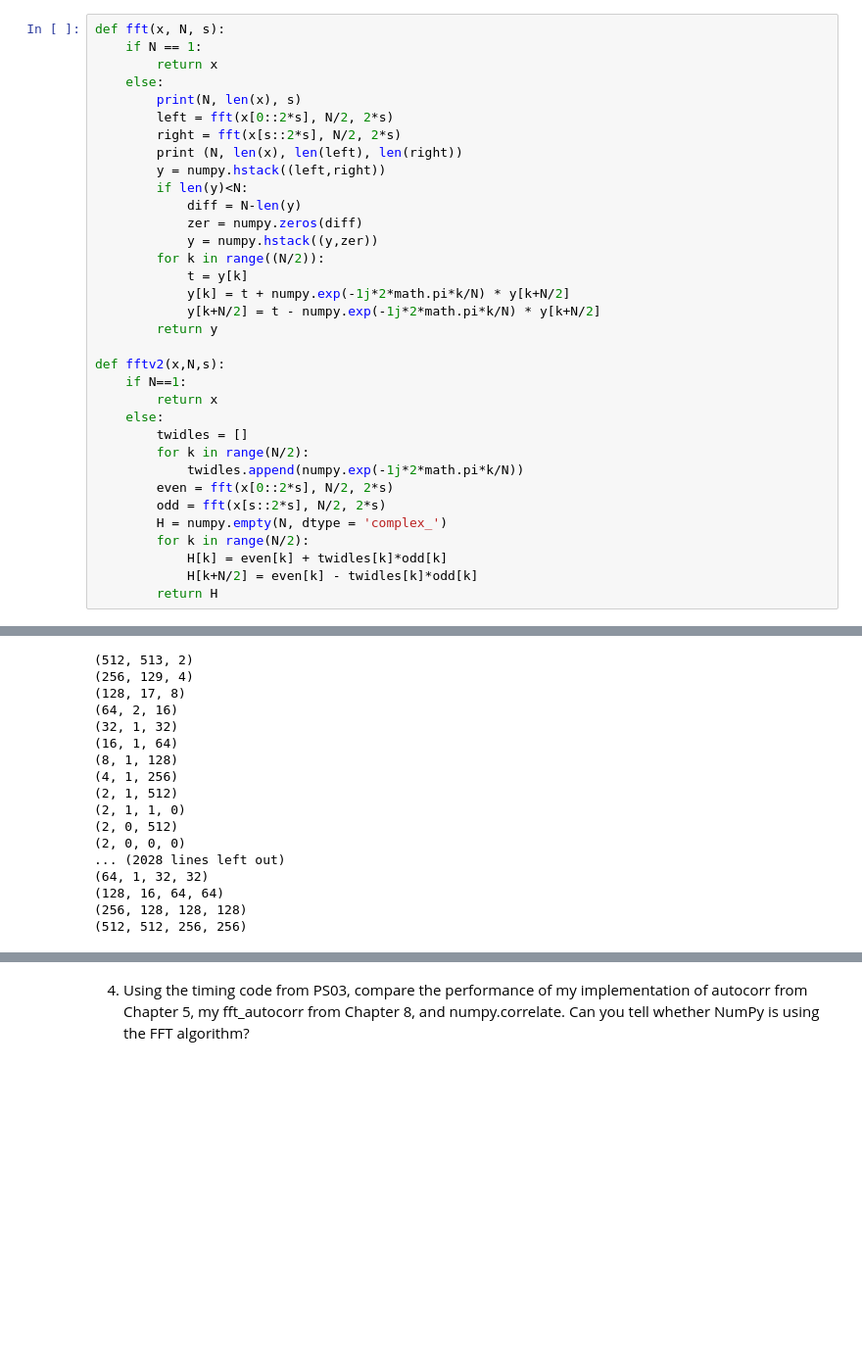
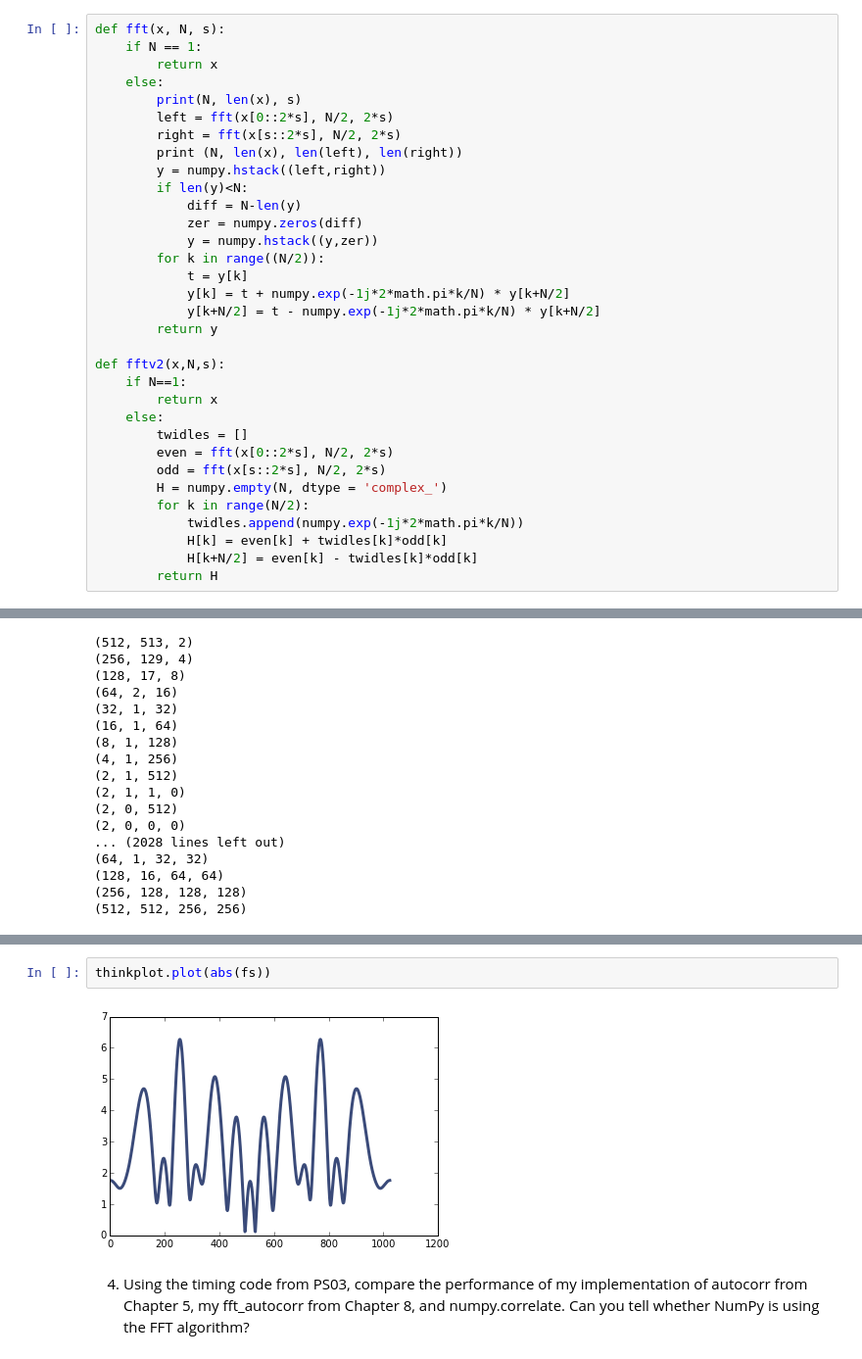
Before and after one commit to rvanderheyde/ThinkDSP, a Jupyter notebook: code/ps04.ipynb, the cells around one changed output, grey strips where cells are left out. Shown at 98% size. Drawn from its saved outputs; the diff is of its cells as text; blank space fills up the shorter version.

```diff
--- a/code/ps04.ipynb
+++ b/code/ps04.ipynb
@@ -106,12 +106,11 @@ def fftv2(x,N,s):
         return x
     else:
         twidles = []
-        for k in range(N/2):
-            twidles.append(numpy.exp(-1j*2*math.pi*k/N))
         even = fft(x[0::2*s], N/2, 2*s)
         odd = fft(x[s::2*s], N/2, 2*s)
         H = numpy.empty(N, dtype = 'complex_')
         for k in range(N/2):
+            twidles.append(numpy.exp(-1j*2*math.pi*k/N))
             H[k] = even[k] + twidles[k]*odd[k]
             H[k+N/2] = even[k] - twidles[k]*odd[k]
         return H
@@ -142,3 +138,7 @@ fs = fftv2(wave.ys, 1024, 1)
+# %%
+thinkplot.plot(abs(fs))
+# %% [output]
+[figure, added]
 # %% [markdown]
 4) Using the timing code from PS03, compare the performance of my implementation of autocorr from Chapter 5, my fft_autocorr from Chapter 8, and numpy.correlate.  Can you tell whether NumPy is using the FFT algorithm?
 # %%
```
Also changed, not shown: parts of 2 cells of this notebook, 14 other files.
